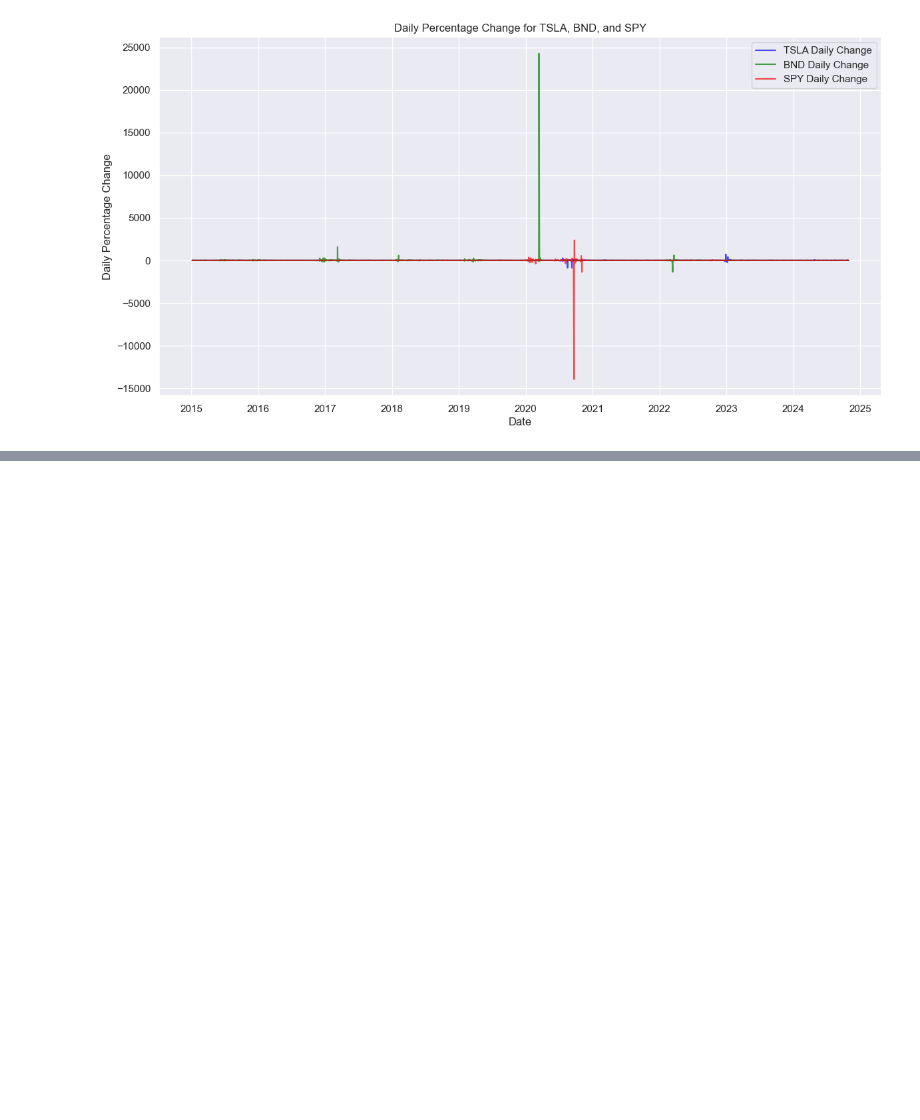
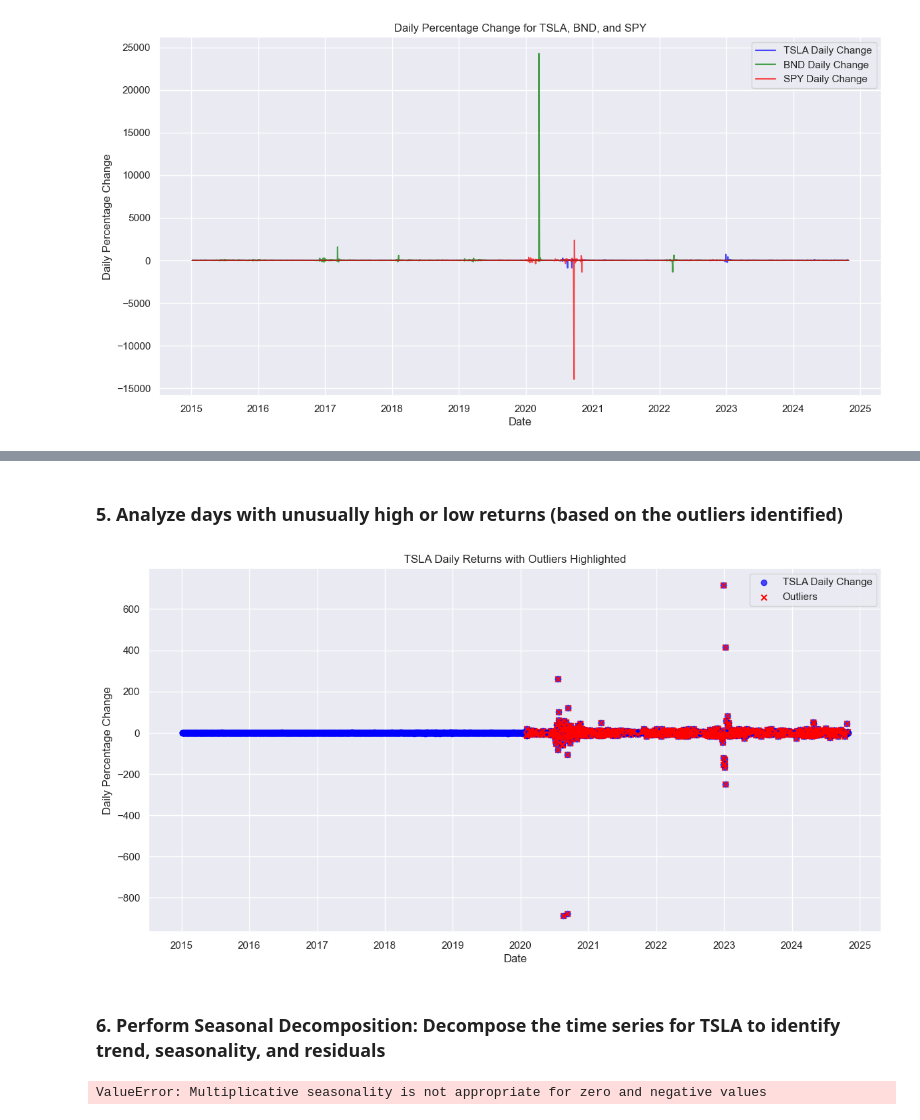
Before and after one commit to habteyesasfaw/Gmf-Financial-Forecasting, a Jupyter notebook: notebooks/01_data_preprocessing.ipynb, the cells around one changed output, grey strips where cells are left out. Cells and saved outputs as stored; diff of their text form; code cells hidden in the pictures; blank space fills up the shorter version.

```diff
--- a/notebooks/01_data_preprocessing.ipynb
+++ b/notebooks/01_data_preprocessing.ipynb
@@ -131,0 +160,16 @@ plt.show()
+# %%
+# Define a threshold for detecting extreme changes (e.g., 5% move)
+threshold = 5  # Define a threshold for extreme daily changes
+
+outliers_tsla = tsla_data[tsla_data['Daily Change'].abs() > threshold]
+outliers_bnd = bnd_data[bnd_data['Daily Change'].abs() > threshold]
+outliers_spy = spy_data[spy_data['Daily Change'].abs() > threshold]
+
+print("\nOutliers Detected in TSLA:")
+print(outliers_tsla[['Daily Change']])
+
+print("\nOutliers Detected in BND:")
+print(outliers_bnd[['Daily Change']])
+
+print("\nOutliers Detected in SPY:")
+print(outliers_spy[['Daily Change']])
@@ -131,0 +194,28 @@ plt.show()
+# %% [markdown]
+### 5. Analyze days with unusually high or low returns (based on the outliers identified)
+# %%
+plt.figure(figsize=(14, 7))
+plt.scatter(tsla_data.index, tsla_data['Daily Change'], color='blue', label='TSLA Daily Change', alpha=0.7)
+plt.scatter(outliers_tsla.index, outliers_tsla['Daily Change'], color='red', label='Outliers', marker='x')
+plt.title('TSLA Daily Returns with Outliers Highlighted')
+plt.xlabel('Date')
+plt.ylabel('Daily Percentage Change')
+plt.legend()
+plt.show()
+# %% [output]
+[figure, added]
+# %% [markdown]
+### 6. Perform Seasonal Decomposition: Decompose the time series for TSLA to identify trend, seasonality, and residuals
+# %%
+tsla_close = tsla_data[['Close']]
+
+# Decompose the TSLA data
+tsla_decomp = seasonal_decompose(tsla_close, model='multiplicative', period=252)  # 252 trading days in a year
+
+# Plot the decomposed components
+plt.figure(figsize=(14, 10))
+tsla_decomp.plot()
+plt.suptitle('TSLA Time Series Decomposition (Trend, Seasonality, Residual)', fontsize=16)
+plt.show()
+# %% [output]
+ValueError: Multiplicative seasonality is not appropriate for zero and negative values
```
Also changed, not shown: parts of 4 cells of this notebook.
